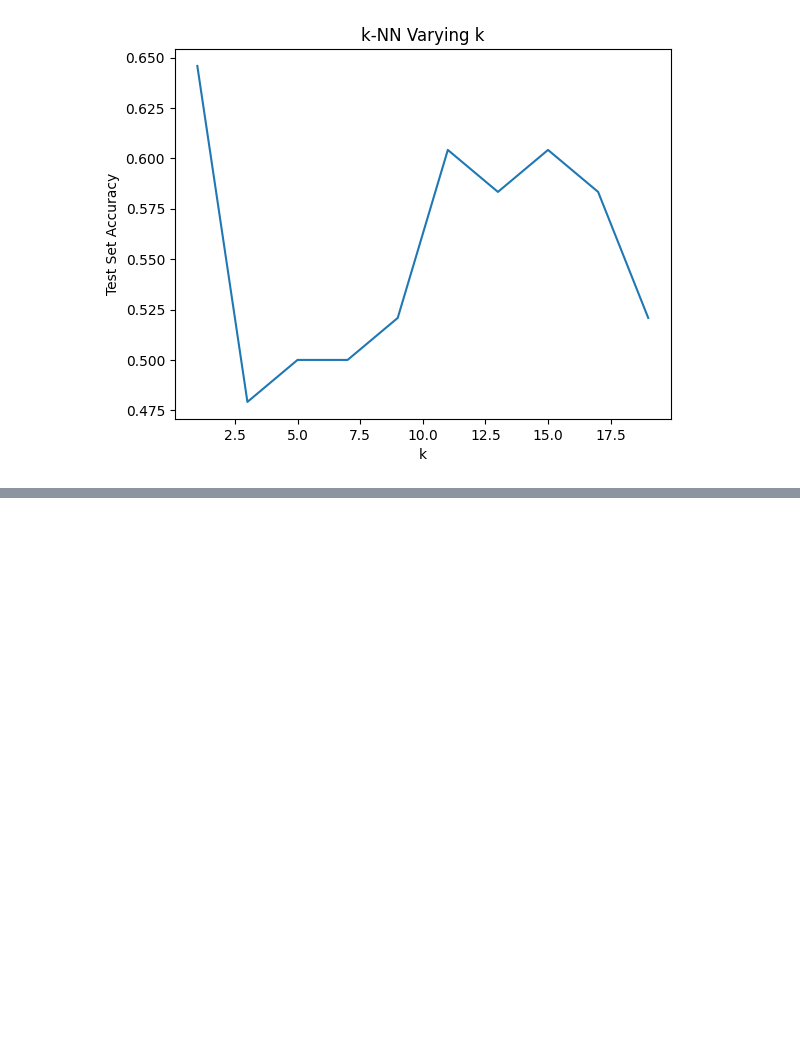
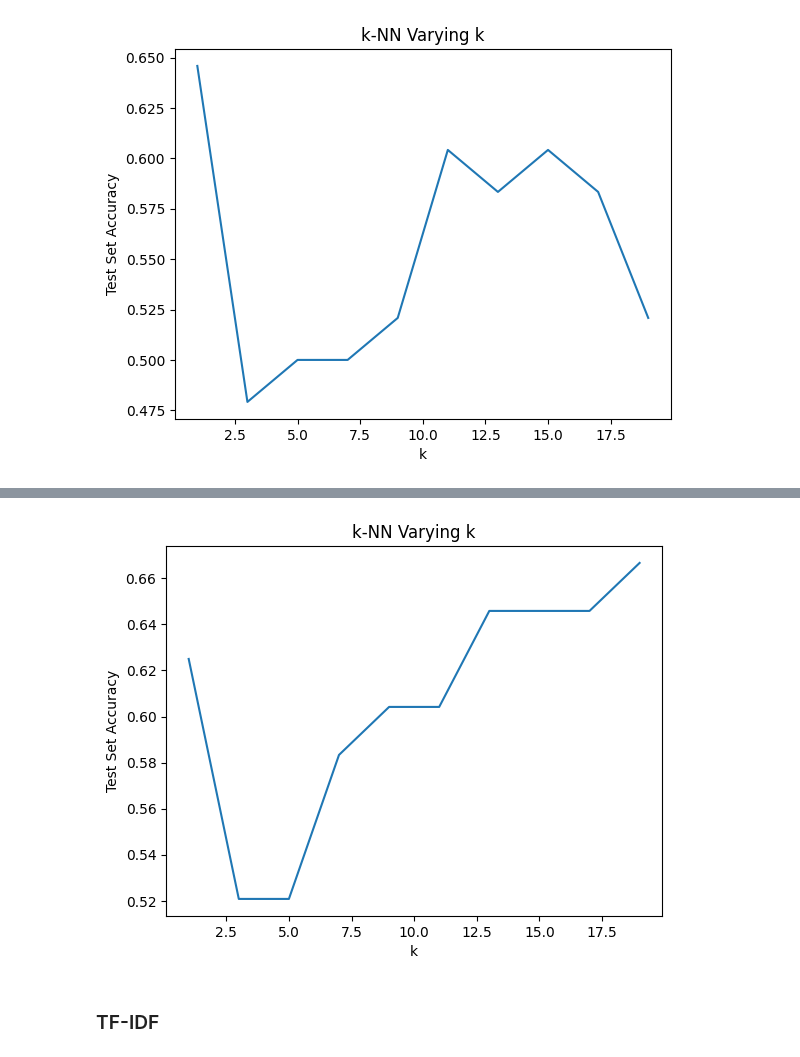
Before and after one commit to WoolierBrooks/AlzheimerDetect-Speech, a Jupyter notebook: scripts/adress_2020/02_1_Text_Classification.ipynb, the cells around one changed output, grey strips where cells are left out. Cells and saved outputs as stored; diff of their text form; code cells hidden in the pictures; blank space fills up the shorter version.

```diff
--- a/scripts/adress_2020/02_1_Text_Classification.ipynb
+++ b/scripts/adress_2020/02_1_Text_Classification.ipynb
@@ -1404,0 +1802,71 @@ Accuracy on test set with best k: 0.6458333333333334
+# %%
+import gzip
+import numpy as np
+import pandas as pd
+from sklearn.feature_extraction.text import CountVectorizer
+from sklearn.neighbors import KNeighborsClassifier
+import matplotlib.pyplot as plt
+
+# 1. Criar uma instância do CountVectorizer e converter os textos para BoW
+vectorizer = CountVectorizer()
+
+# Ajustar e transformar os dados de treinamento para BoW
+x_train_bow = vectorizer.fit_transform(x_train).toarray()
+
+# Transformar os dados de teste para BoW (usando o mesmo vocabulário)
+x_test_bow = vectorizer.transform(x_test).toarray()
+
+# 2. Função de compressão e cálculo da NCD
+def ncd(x, x2):
+    x_compressed = len(gzip.compress(x.tobytes()))
+    x2_compressed = len(gzip.compress(x2.tobytes()))
+    xx2 = len(gzip.compress(x.tobytes() + x2.tobytes()))
+    return (xx2 - min(x_compressed, x2_compressed)) / max(x_compressed, x2_compressed)
+
+# 3. Calcular o NCD para os dados de treinamento
+train_ncd = [[ncd(x_train_bow[i], x_train_bow[j]) for j in range(len(x_train_bow))] for i in range(len(x_train_bow))]
+
+# Calcular o NCD para os dados de teste usando os dados de treinamento
+test_ncd = [[ncd(x_test_bow[i], x_train_bow[j]) for j in range(len(x_train_bow))] for i in range(len(x_test_bow))]
+
+# 4. Definir o intervalo de valores de k a serem testados
+k_values = list(range(1, 20, 2))  # Valores ímpares de 1 a 19
+
+# Armazenar as acurácias do conjunto de teste para cada k
+test_accuracies = []
+
+# Avaliar cada k diretamente no conjunto de teste
+for k in k_values:
+    knn = KNeighborsClassifier(n_neighbors=k)
+    knn.fit(train_ncd, y_train)
+    accuracy = knn.score(test_ncd, y_test)
+    test_accuracies.append(accuracy)
+
+# Criar um DataFrame para armazenar os resultados
+results_df = pd.DataFrame({
+    'k': k_values,
+    'Test Set Accuracy': test_accuracies
+})
+
+# Exibir a tabela
+print(results_df)
+
+# Encontrar o melhor valor de k
+best_k = k_values[np.argmax(test_accuracies)]
+print(f"Best k value: {best_k}")
+
+# Treinar o classificador KNN com o melhor k
+neigh = KNeighborsClassifier(n_neighbors=best_k)
+neigh.fit(train_ncd, y_train)
+
+# Avaliar o classificador com o melhor k
+accuracy = neigh.score(test_ncd, y_test)
+print("Accuracy on test set with best k:", accuracy)
+
+# Opcionalmente, plotar as acurácias do conjunto de teste para diferentes valores de k
+plt.plot(k_values, test_accuracies)
+plt.xlabel('k')
+plt.ylabel('Test Set Accuracy')
+plt.title('k-NN Varying k')
+plt.show()
+# %% [output]
@@ -1404,0 +1886,3 @@ Accuracy on test set with best k: 0.6458333333333334
+[figure, added]
+# %% [markdown]
+### TF-IDF
```
Also changed, not shown: parts of 36 cells of this notebook, 10 other files.
